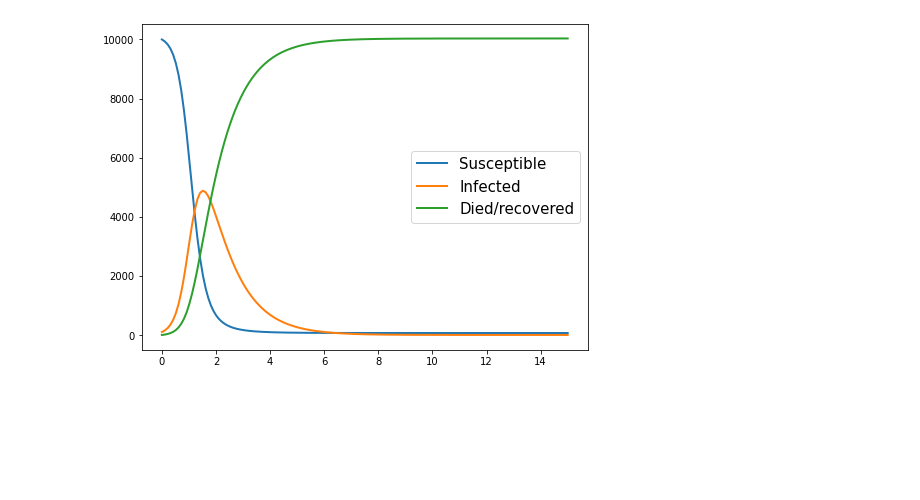
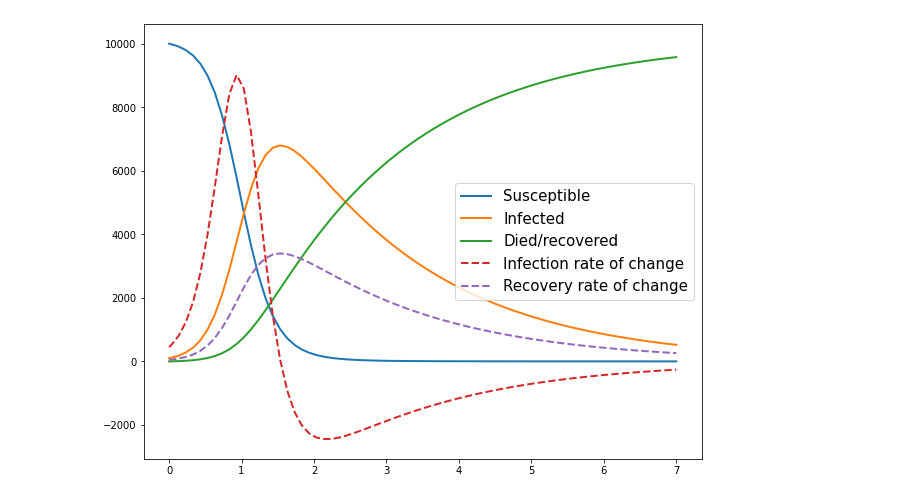
Before and after one commit to maojrs/stochasticSIR, a Jupyter notebook: stochastic-SIR.ipynb, the cells around one changed output. Cells and saved outputs as stored; diff of their text form; code cells hidden in the pictures; blank space fills up the shorter version.

Commit message:
Added outbreak control rate

```diff
--- a/stochastic-SIR.ipynb
+++ b/stochastic-SIR.ipynb
@@ -7,9 +7,9 @@ import matplotlib.pyplot as plt
 # Infection rate
 rr = 0.0005
 # Removal/recovery rate
-a = 1.0
+a = 0.5
 # Max integration time and max time steps
-maxTime = 15.0
+maxTime = 7.0
 maxdt = 0.1
 # Initial conditions
 t0 = 0     # time
@@ -37,19 +37,28 @@ arrayTime = []
 arrayS = []
 arrayI = []
 arrayR = []
+dSdt = []
+dIdt = []
+dRdt = []
 while integrator.t < maxTime:
     integrator.step()
     arrayTime.append(integrator.t)
     arrayS.append(integrator.y[0])
     arrayI.append(integrator.y[1])
     arrayR.append(integrator.y[2])
+    dydt = deterministicSIR(integrator.t, integrator.y)
+    dSdt.append(dydt[0])
+    dIdt.append(dydt[1])
+    dRdt.append(dydt[2])
 # %%
 # Plot solution
-plt.rcParams["figure.figsize"] = (8,6)
+plt.rcParams["figure.figsize"] = (10,8)
 plt.plot(arrayTime, arrayS, lw = 2, label = "Susceptible")
 plt.plot(arrayTime, arrayI, lw = 2, label = "Infected")
 plt.plot(arrayTime, arrayR, lw = 2, label = "Died/recovered")
+plt.plot(arrayTime, dIdt, lw = 2, ls = '--', label = "Infection rate of change")
+plt.plot(arrayTime, dRdt, lw = 2, ls = '--', label = "Recovery rate of change")
 plt.legend(fontsize = 15)
 plt.show()
 # %% [output]
-[figure, old version]
+[figure, new version]
```
Also changed, not shown: parts of 1 cell of this notebook.
